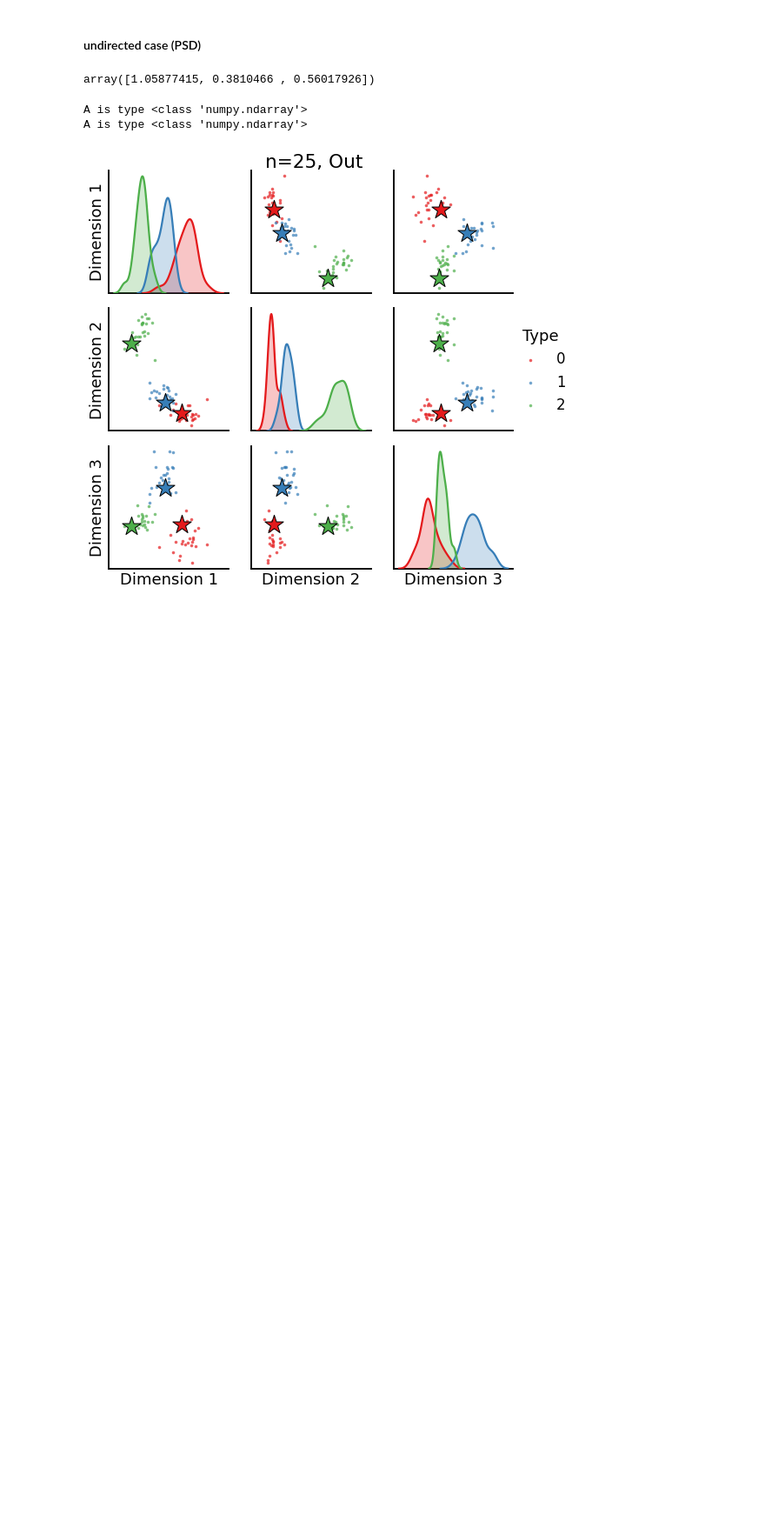
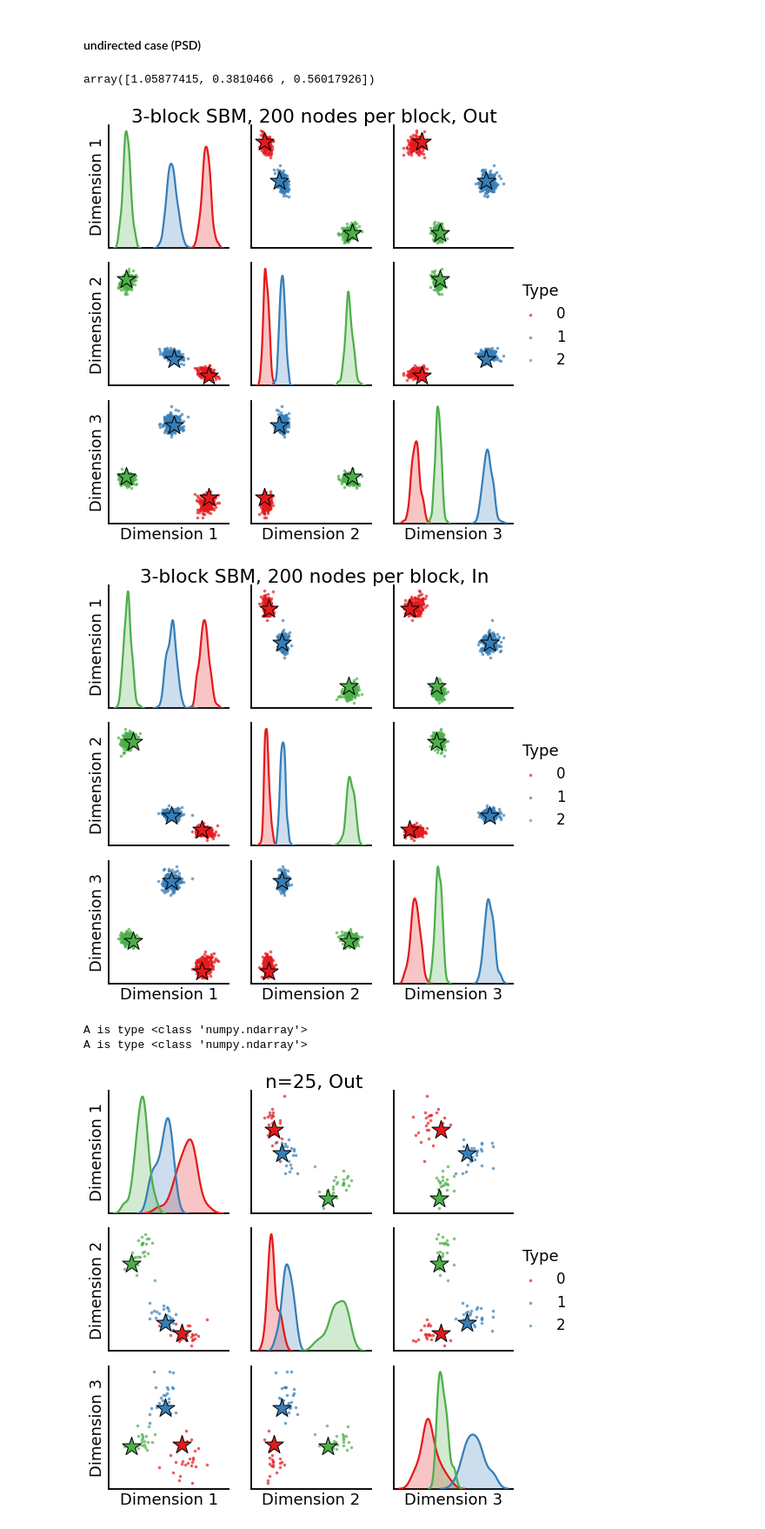
Before and after one commit to loftusa/graspy-personal, a Jupyter notebook: oos/notebooks/new_latents.ipynb, the cells around one changed output. Shown at 87% size. Drawn from its saved outputs; the diff is of its cells as text; code cells hidden in the pictures; blank space fills up the shorter version.

```diff
--- a/notebooks/new_latents.ipynb
+++ b/oos/notebooks/new_latents.ipynb
@@ -211,6 +209,12 @@ vals, _ = np.linalg.eig(P)
 vals  # PSD
 # %% [output]
 array([1.05877415, 0.3810466 , 0.56017926])
+# %%
+graph(P, directed=True, diag_aug=False, suppress_text=True, n=200, title=f"3-block SBM, 200 nodes per block")
+plt.savefig("../figs/3blockpairplot.png", dpi=300)
+# %% [output]
+[figure, added]
+[figure, added]
 # %%
 for n in [25, 200]:
     graph(P, directed=False, diag_aug=True, suppress_text=True, n=n, title=f"n={n}")
```
Also changed, not shown: parts of 1 cell of this notebook, 19 other files.
